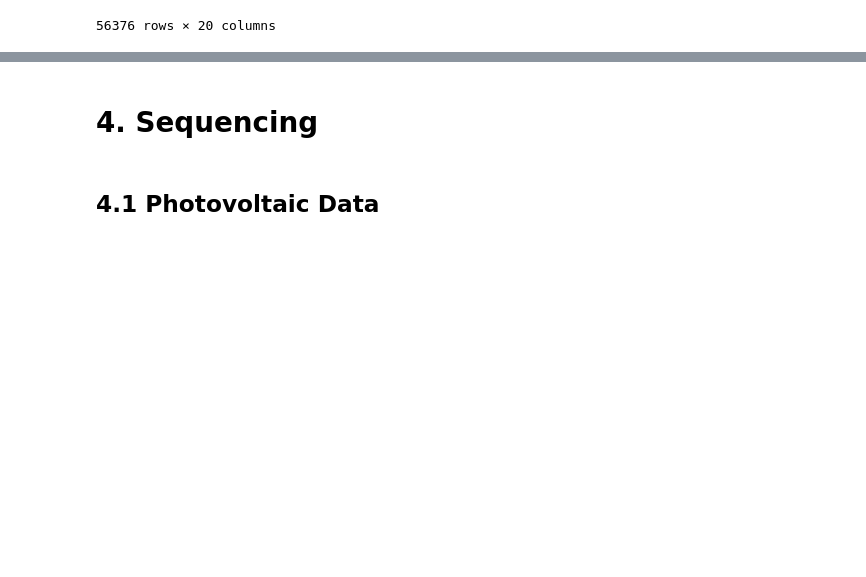
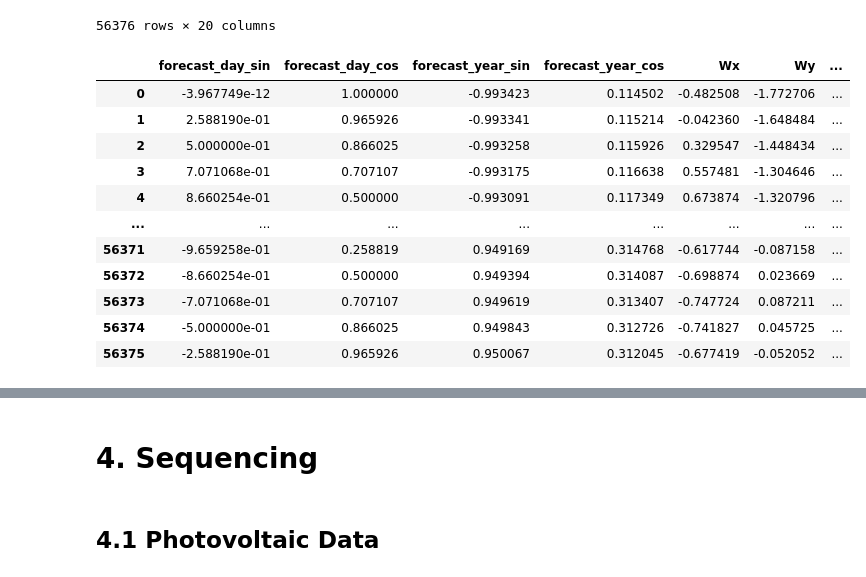
Before and after one commit to jerome-roeser/day-ahead-power-forecast, a Jupyter notebook: notebooks/advanced_power_forecast_pytorch.ipynb, the cells around one changed output, grey strips where cells are left out. Saved outputs shown, nothing was run; the diff lists cells and outputs as text; code cells hidden in the pictures; blank space fills up the shorter version.

```diff
--- a/notebooks/advanced_power_forecast_pytorch.ipynb
+++ b/notebooks/advanced_power_forecast_pytorch.ipynb
@@ -318,3 +318,97 @@ new dataframe size:  334370.18  kB
 | 56374 | 2024-03-12 12:00:00+00:00 | 2024-03-13 22:00:00+00:00 | 9.74 | 4.06 | 1016.960022 | 1011.130005 | 68.389999 | 87.0 | ... |
 | 56375 | 2024-03-12 12:00:00+00:00 | 2024-03-13 23:00:00+00:00 | 9.58 | 5.18 | 1016.820007 | 1010.989990 | 74.889999 | 90.0 | ... |
 56376 rows × 20 columns
+# %%
+def time_encoding(X: pd.DataFrame) -> pd.DataFrame:
+    """
+    Convert local time into cyclic features to feed significant signal
+    in ML / DL algorithm
+
+    Args:
+    X: datafrane to transform
+
+    Output:
+    DataFrame with 4 addtional features per time column
+    """
+    X = X.copy()
+
+    date_time = pd.to_datetime(X.pop('prediction_utc_time'), utc= True)
+    timestamp_s = date_time.map(pd.Timestamp.timestamp)
+
+    day = 24*60*60
+    year = (365.2425)*day
+    X['forecast_day_sin'] = np.sin(timestamp_s * (2 * np.pi / day))
+    X['forecast_day_cos'] = np.cos(timestamp_s * (2 * np.pi / day))
+    X['forecast_year_sin'] = np.sin(timestamp_s * (2 * np.pi / year))
+    X['forecast_year_cos'] = np.cos(timestamp_s * (2 * np.pi / year))
+
+    return X.iloc[:,-4:]
+
+def wind_encoding(X: pd.DataFrame) -> pd.DataFrame:
+    """
+    Convert local time into cyclic features to feed significant signal
+    in ML / DL algorithm
+
+    Args:
+    X: datafrane to transform
+
+    Output:
+    DataFrame with 4 addtional features per time column
+    """
+    X = X.copy()
+
+    # Process wind fratures
+    wind_speed = X.pop('wind_speed')
+
+    # Convert to radians.
+    wind_rad = X.pop('wind_deg')*np.pi / 180
+
+    # Calculate the wind x and y components
+    X['Wx'] = wind_speed*np.cos(wind_rad)
+    X['Wy'] = wind_speed*np.sin(wind_rad)
+
+    # Standardize the components
+    X['Wx'] = (X['Wx'] - X['Wx'].mean())/X['Wx'].std()
+    X['Wy'] = (X['Wy'] - X['Wy'].mean())/X['Wy'].std()
+
+    return X.iloc[:,-2:]
+
+std_features = ['temperature', 'dew_point', 'pressure', 'ground_pressure',
+                'humidity',]
+minmax_features = ['clouds', 'rain', 'snow', 'ice', 'fr_rain', 'convective',
+                   'snow_depth', 'accumulated', 'hours', 'rate', 'probability']
+
+time_encoder = FunctionTransformer(time_encoding)
+wind_encoder = FunctionTransformer(wind_encoding)
+
+forecast_transformer = ColumnTransformer(
+    [
+        ('Time Encoder', time_encoder, ['prediction_utc_time']),
+        ('Wind Encoder', wind_encoder, ['wind_speed', 'wind_deg']),
+        ('Std', StandardScaler(), std_features),
+        ('MinMax', MinMaxScaler(), minmax_features),
+        # ('Drop', 'drop', ['local_time', 'utc_time', 'prediction_utc_time']),
+        ('Passthrough', 'passthrough', ['utc_time', 'prediction_utc_time']),
+    ],
+    remainder='passthrough'
+).set_output(transform='pandas')
+
+
+forecast_processed = forecast_transformer.fit_transform(forecast_clean)
+
+forecast_processed.columns = [column.split('__')[1] for column in forecast_processed.columns]
+display(forecast_processed)
+forecast_transformer
+# %% [output]
+|  | forecast_day_sin | forecast_day_cos | forecast_year_sin | forecast_year_cos | Wx | Wy | ... |
+| 0 | -3.967749e-12 | 1.000000 | -0.993423 | 0.114502 | -0.482508 | -1.772706 | ... |
+| 1 | 2.588190e-01 | 0.965926 | -0.993341 | 0.115214 | -0.042360 | -1.648484 | ... |
+| 2 | 5.000000e-01 | 0.866025 | -0.993258 | 0.115926 | 0.329547 | -1.448434 | ... |
+| 3 | 7.071068e-01 | 0.707107 | -0.993175 | 0.116638 | 0.557481 | -1.304646 | ... |
+| 4 | 8.660254e-01 | 0.500000 | -0.993091 | 0.117349 | 0.673874 | -1.320796 | ... |
+| ... | ... | ... | ... | ... | ... | ... | ... |
+| 56371 | -9.659258e-01 | 0.258819 | 0.949169 | 0.314768 | -0.617744 | -0.087158 | ... |
+| 56372 | -8.660254e-01 | 0.500000 | 0.949394 | 0.314087 | -0.698874 | 0.023669 | ... |
+| 56373 | -7.071068e-01 | 0.707107 | 0.949619 | 0.313407 | -0.747724 | 0.087211 | ... |
+| 56374 | -5.000000e-01 | 0.866025 | 0.949843 | 0.312726 | -0.741827 | 0.045725 | ... |
+| 56375 | -2.588190e-01 | 0.965926 | 0.950067 | 0.312045 | -0.677419 | -0.052052 | ... |
```
Also changed, not shown: parts of 34 cells of this notebook, 4 other files.
